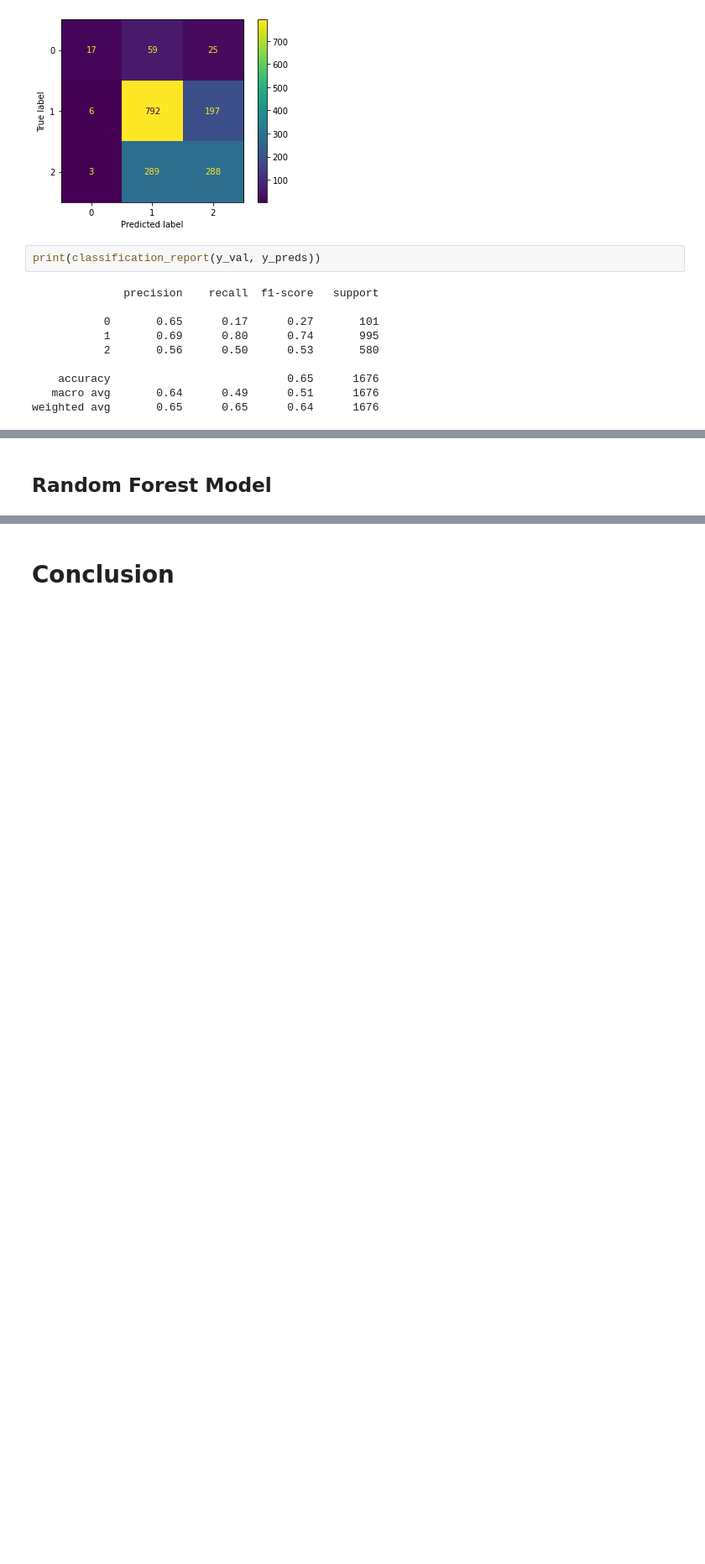
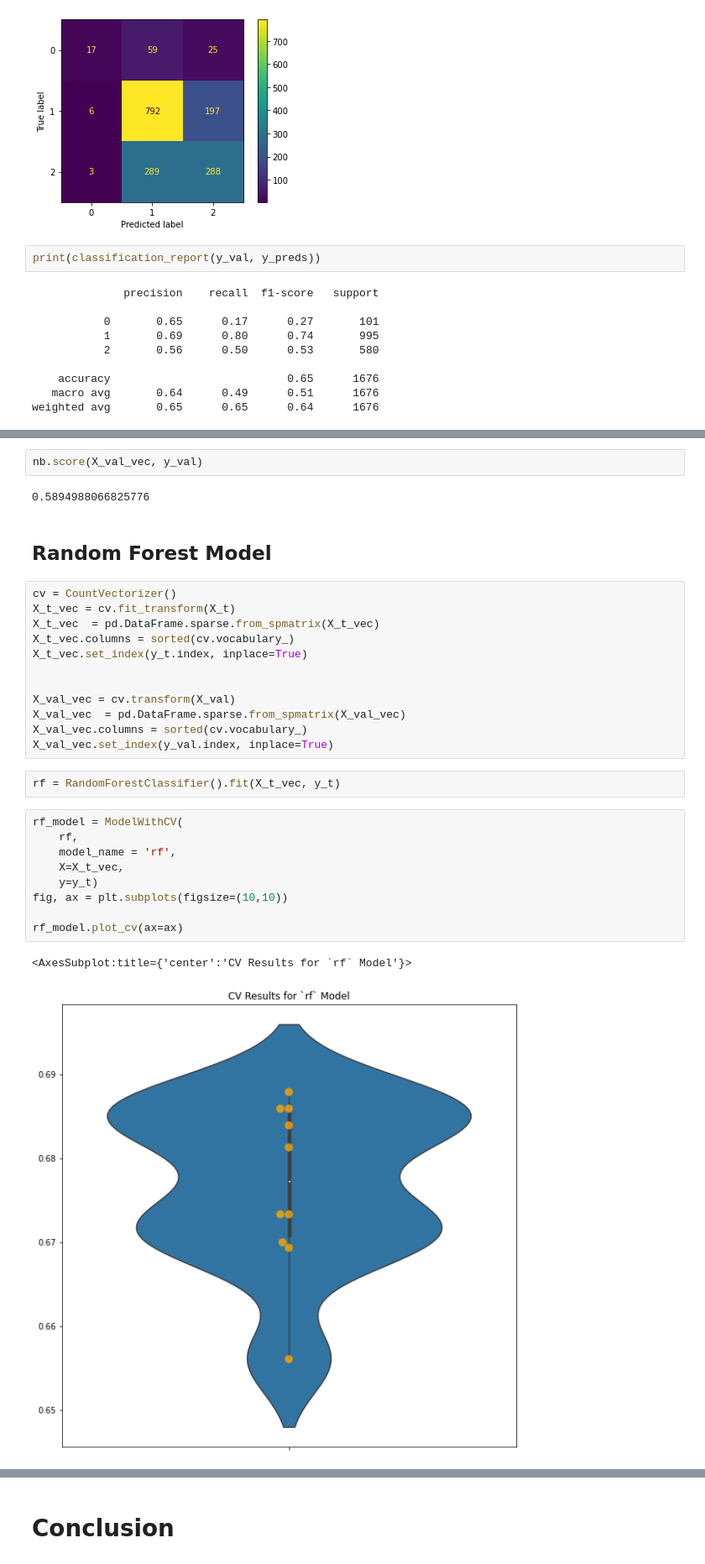
Before and after one commit to SeanE09/NLP_Tweets, a Jupyter notebook: JB_work/Discovery Notebook.ipynb, the cells around one changed output, grey strips where cells are left out. Shown at 84% size. Drawn from its saved outputs; the diff is of its cells as text; blank space fills up the shorter version.

Commit message:
updated notebook with models

```diff
--- a/JB_work/Discovery Notebook.ipynb
+++ b/JB_work/Discovery Notebook.ipynb
@@ -479,2 +654,32 @@ I want to perform a gridsearch to for max features in the count vectorizer.
+# %%
+nb.score(X_val_vec, y_val)
+# %% [output]
+0.5894988066825776
 # %% [markdown]
 ## Random Forest Model
+# %%
+cv = CountVectorizer()
+X_t_vec = cv.fit_transform(X_t)
+X_t_vec  = pd.DataFrame.sparse.from_spmatrix(X_t_vec)
+X_t_vec.columns = sorted(cv.vocabulary_)
+X_t_vec.set_index(y_t.index, inplace=True)
+
+
+X_val_vec = cv.transform(X_val)
+X_val_vec  = pd.DataFrame.sparse.from_spmatrix(X_val_vec)
+X_val_vec.columns = sorted(cv.vocabulary_)
+X_val_vec.set_index(y_val.index, inplace=True)
+# %%
+rf = RandomForestClassifier().fit(X_t_vec, y_t)
+# %%
+rf_model = ModelWithCV(
+    rf,
+    model_name = 'rf',
+    X=X_t_vec,
+    y=y_t)
+fig, ax = plt.subplots(figsize=(10,10))
+
+rf_model.plot_cv(ax=ax)
+# %% [output]
+<AxesSubplot:title={'center':'CV Results for `rf` Model'}>
+[figure, added]
```
Also changed, not shown: parts of 47 cells of this notebook.
